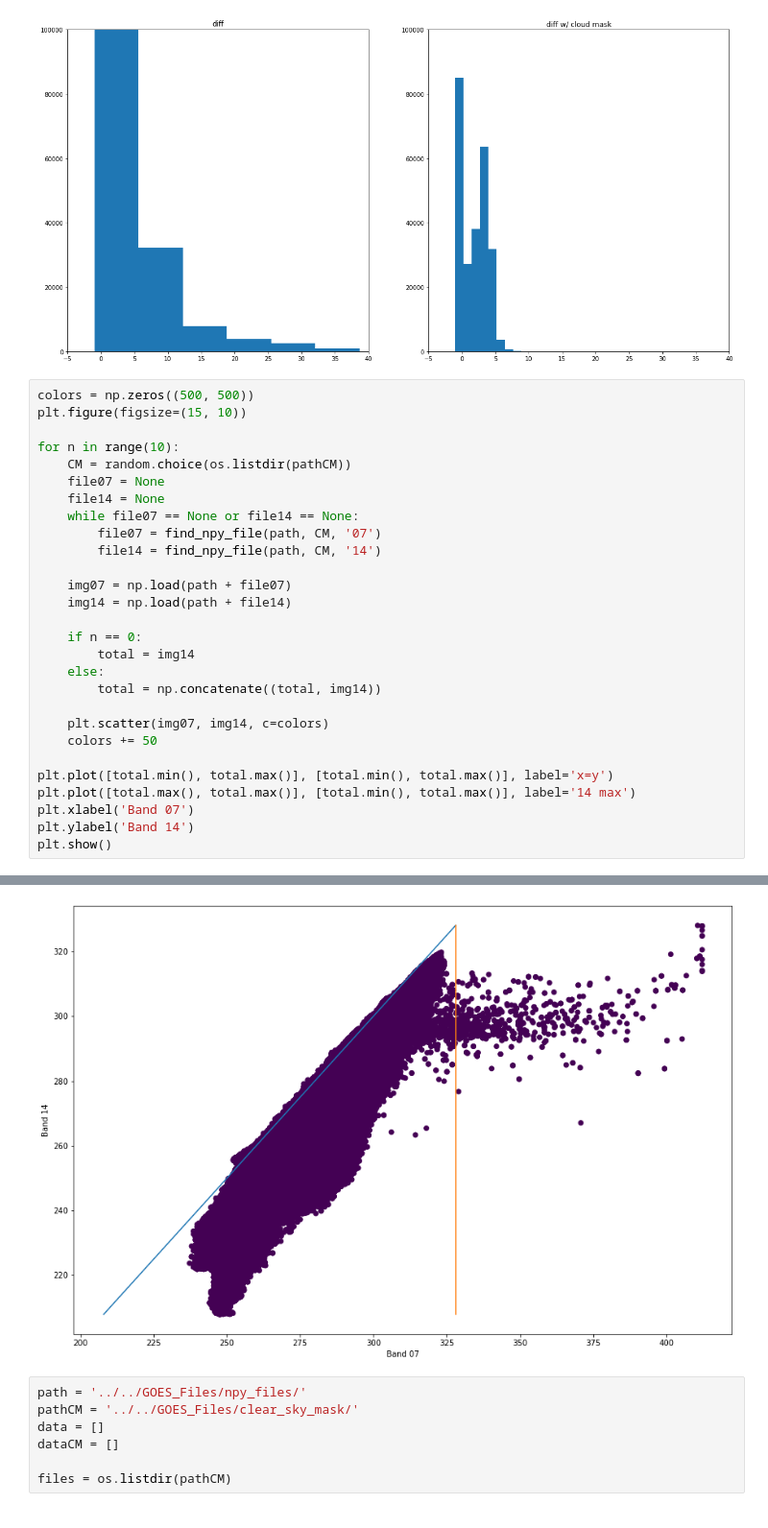
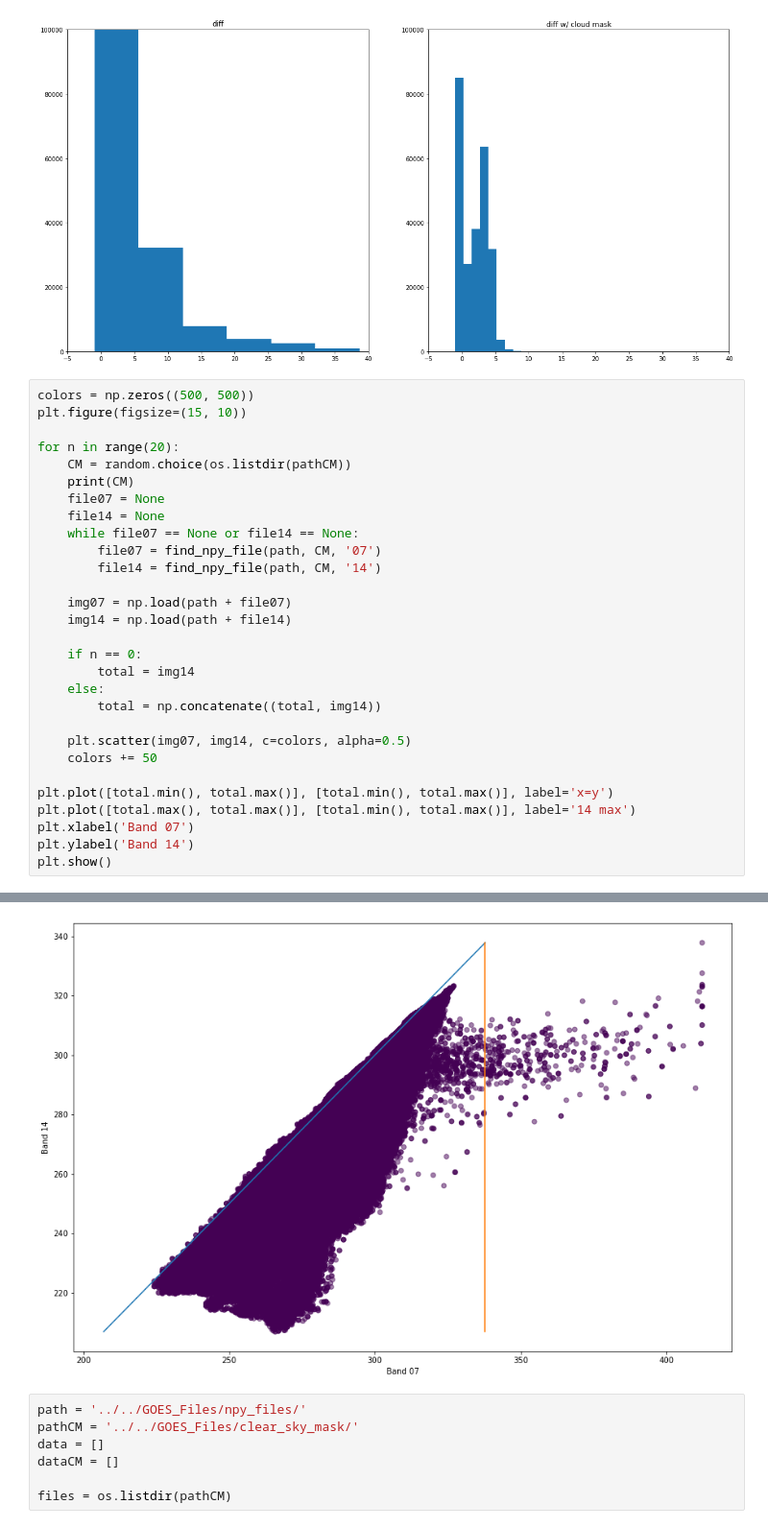
Before and after one commit to ccny-glasslab/Fires, a Jupyter notebook: Identifying Fires/fire_threshold_graphs.ipynb, the cells around one changed output, grey strips where cells are left out. Shown at 96% size. Drawn from its saved outputs; the diff is of its cells as text.

```diff
--- a/Identifying Fires/fire_threshold_graphs.ipynb
+++ b/Identifying Fires/fire_threshold_graphs.ipynb
@@ -117,8 +117,9 @@ plt.show()
 colors = np.zeros((500, 500))
 plt.figure(figsize=(15, 10))
 
-for n in range(10):
+for n in range(20):
     CM = random.choice(os.listdir(pathCM))
+    print(CM)
     file07 = None
     file14 = None
     while file07 == None or file14 == None:
@@ -133,7 +134,7 @@ for n in range(10):
     else:
         total = np.concatenate((total, img14))
 
-    plt.scatter(img07, img14, c=colors)
+    plt.scatter(img07, img14, c=colors, alpha=0.5)
     colors += 50
 
 plt.plot([total.min(), total.max()], [total.min(), total.max()], label='x=y')
@@ -145,4 +166,4 @@ plt.show()
-[figure, old version]
+[figure, new version]
 # %%
 path = '../../GOES_Files/npy_files/'
 pathCM = '../../GOES_Files/clear_sky_mask/'
```
Also changed, not shown: parts of 3 cells of this notebook, 6 other files.
